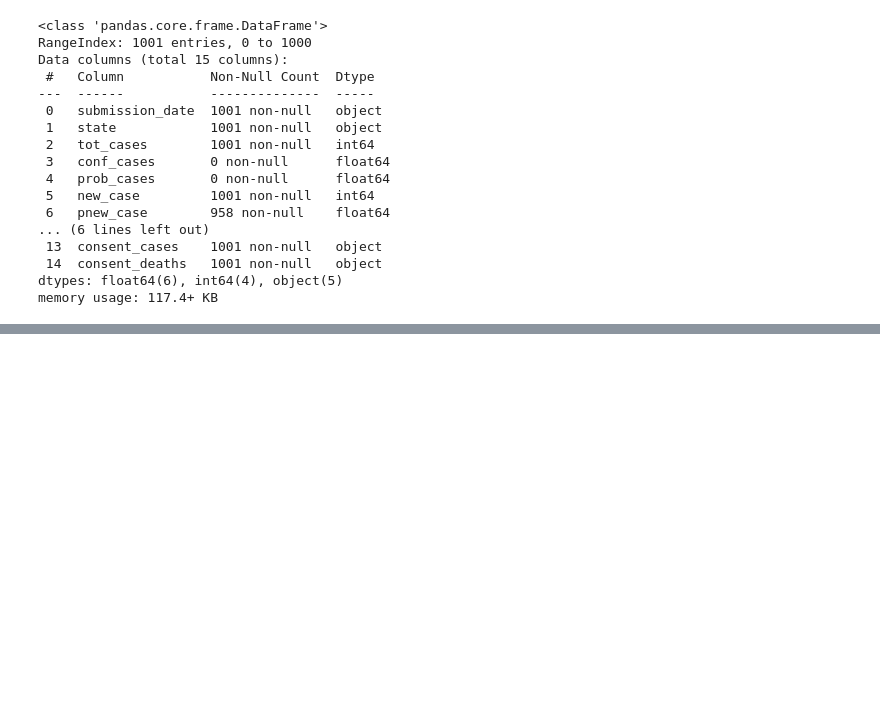
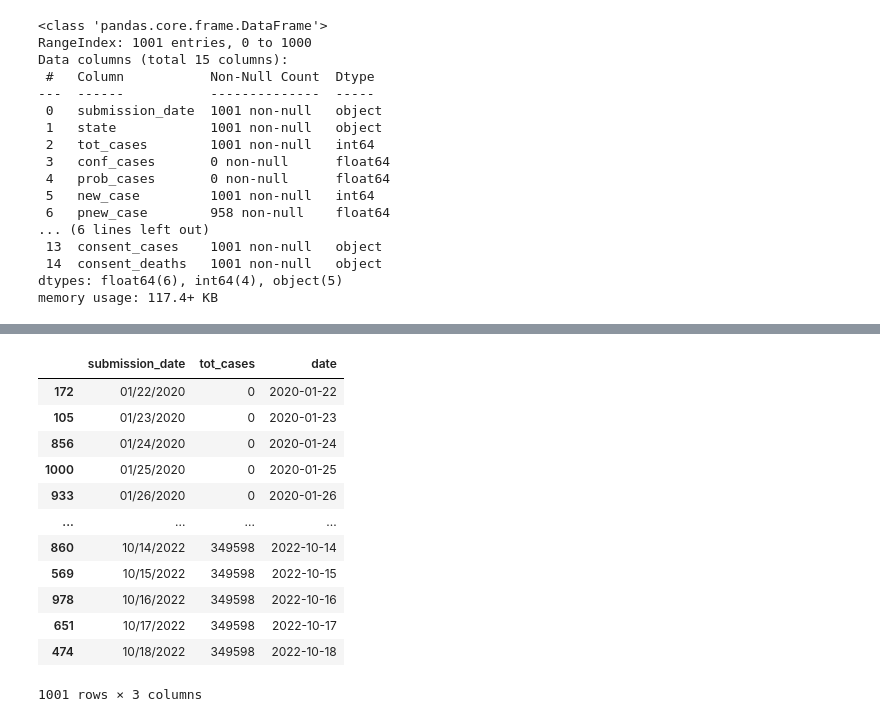
Before and after one commit to sojoyfulyouth/Pandas_DataAnalysis, a Jupyter notebook: COVID_Project2.ipynb, the cells around one changed output, grey strips where cells are left out. Cells and saved outputs as stored; diff of their text form; code cells hidden in the pictures; blank space fills up the shorter version.

```diff
--- a/COVID_Project2.ipynb
+++ b/COVID_Project2.ipynb
@@ -399,3 +400,6 @@ Data columns (total 15 columns):
  14  consent_deaths   1001 non-null   object
 dtypes: float64(6), int64(4), object(5)
 memory usage: 117.4+ KB
+# %%
+filtered_hawaii_df = raw_hawaii_df[['submission_date', 'tot_cases']]
+filtered_hawaii_df.head()
@@ -401,0 +413,3 @@ memory usage: 117.4+ KB
+# %%
+sorted_hawaii_df=filtered_hawaii_df.sort_values(by='submission_date')
+sorted_hawaii_df
@@ -401,0 +430,3 @@ memory usage: 117.4+ KB
+# %%
+sorted_hawaii_df['date']=pd.to_datetime(filtered_hawaii_df['submission_date'])
+sorted_hawaii_df.head()
@@ -401,0 +440,17 @@ memory usage: 117.4+ KB
+# %%
+sorted_hawaii_df.sort_values(by='date', inplace=True)
+sorted_hawaii_df
+# %% [output]
+|  | submission_date | tot_cases | date |
+| 172 | 01/22/2020 | 0 | 2020-01-22 |
+| 105 | 01/23/2020 | 0 | 2020-01-23 |
+| 856 | 01/24/2020 | 0 | 2020-01-24 |
+| 1000 | 01/25/2020 | 0 | 2020-01-25 |
+| 933 | 01/26/2020 | 0 | 2020-01-26 |
+| ... | ... | ... | ... |
+| 860 | 10/14/2022 | 349598 | 2022-10-14 |
+| 569 | 10/15/2022 | 349598 | 2022-10-15 |
+| 978 | 10/16/2022 | 349598 | 2022-10-16 |
+| 651 | 10/17/2022 | 349598 | 2022-10-17 |
+| 474 | 10/18/2022 | 349598 | 2022-10-18 |
+1001 rows × 3 columns
```
Also changed, not shown: parts of 12 cells of this notebook.
